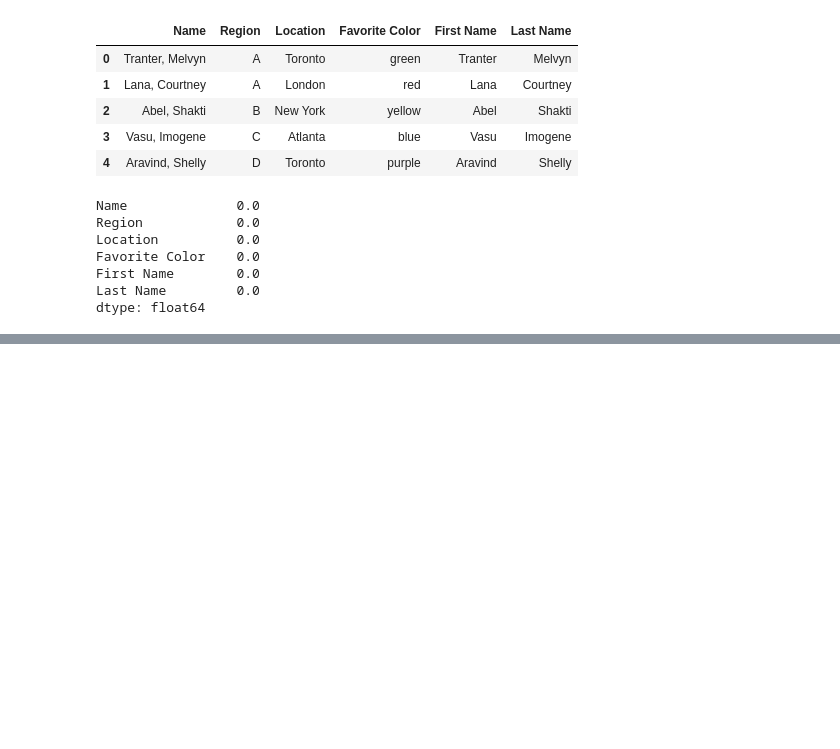
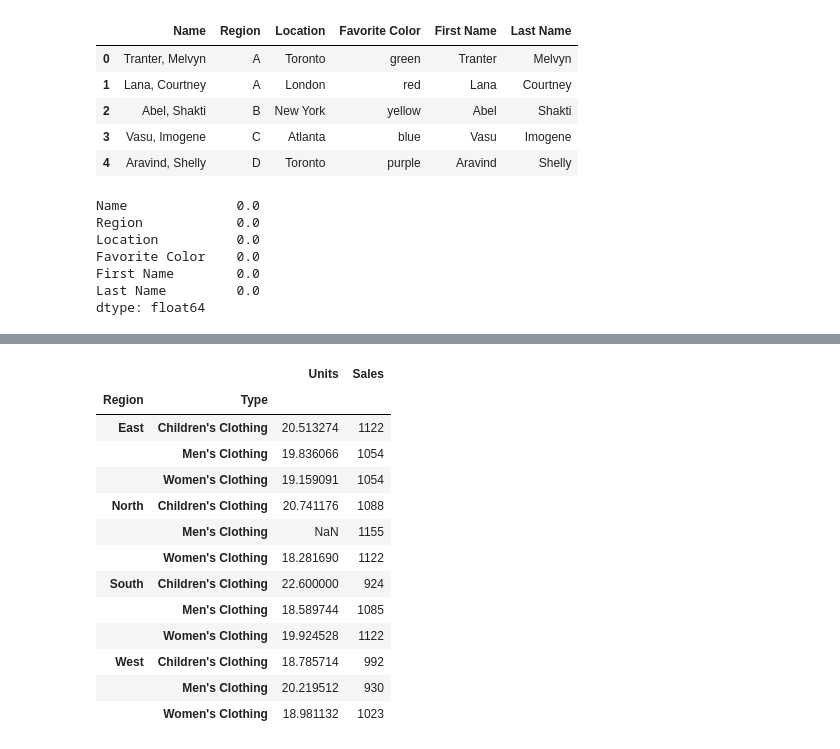
Before and after one commit to RojaCM/PYTHON-CONCEPTS, a Jupyter notebook: PANDAS.ipynb, the cells around one changed output, grey strips where cells are left out. Cells and saved outputs as stored; diff of their text form; code cells hidden in the pictures; blank space fills up the shorter version.

```diff
--- a/PANDAS.ipynb
+++ b/PANDAS.ipynb
@@ -1170,0 +1245,17 @@ dtype: float64
+# %%
+df.groupby(['Region','Type']).agg({'Units':'mean','Sales':'max'})
+# %% [output]
+|  |  | Units | Sales |
+| Region | Type |  |  |
+| East | Children's Clothing | 20.513274 | 1122 |
+|  | Men's Clothing | 19.836066 | 1054 |
+|  | Women's Clothing | 19.159091 | 1054 |
+| North | Children's Clothing | 20.741176 | 1088 |
+|  | Men's Clothing | NaN | 1155 |
+|  | Women's Clothing | 18.281690 | 1122 |
+| South | Children's Clothing | 22.600000 | 924 |
+|  | Men's Clothing | 18.589744 | 1085 |
+|  | Women's Clothing | 19.924528 | 1122 |
+| West | Children's Clothing | 18.785714 | 992 |
+|  | Men's Clothing | 20.219512 | 930 |
+|  | Women's Clothing | 18.981132 | 1023 |
```
Also changed, not shown: parts of 21 cells of this notebook.
